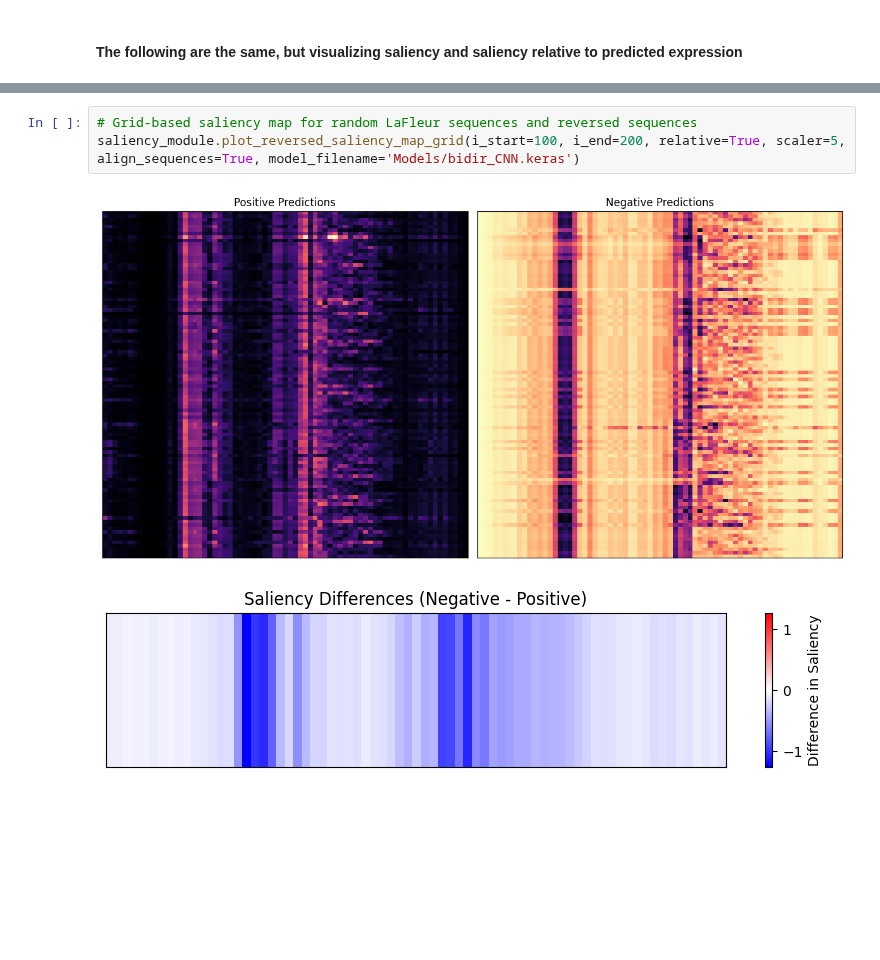
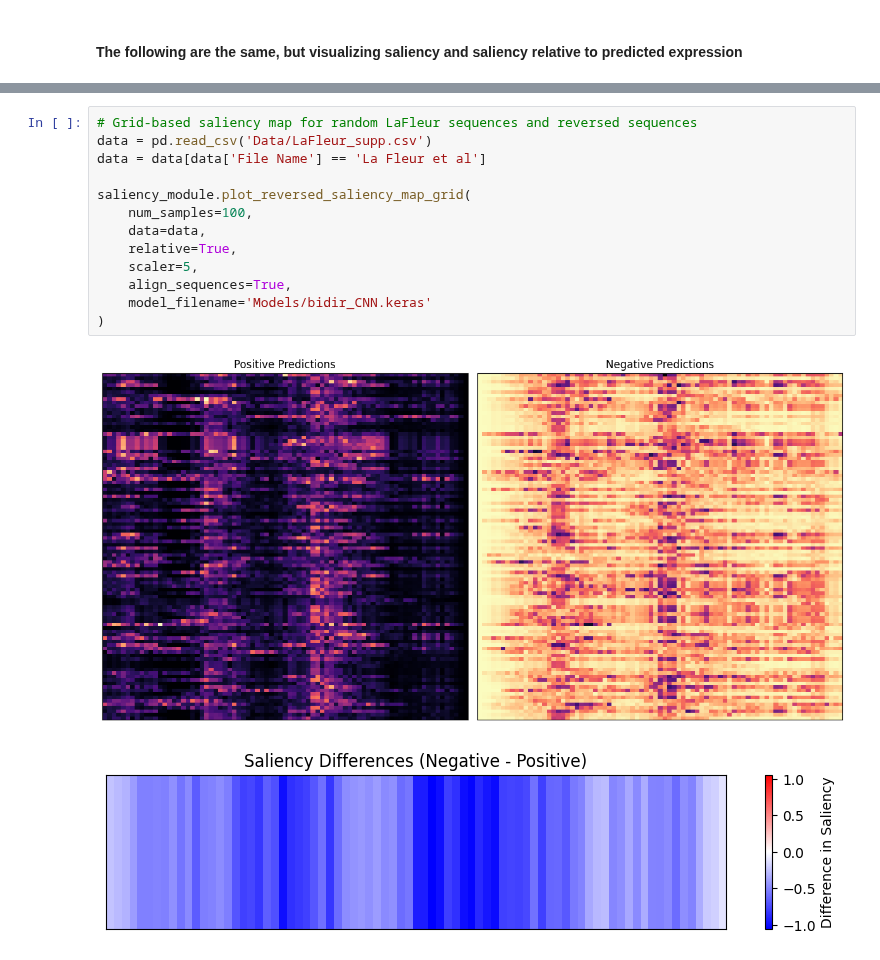
Before and after one commit to Rhys-sg/e.-coli-promoter-prediction, a Jupyter notebook: saliency_reverse.ipynb, the cells around one changed output, grey strips where cells are left out. Saved outputs shown, nothing was run; the diff lists cells and outputs as text; blank space fills up the shorter version.

Commit message:
Update Reverse saliency module

```diff
--- a/saliency_reverse.ipynb
+++ b/saliency_reverse.ipynb
@@ -45,6 +65,16 @@ saliency_module.plot_reversed_saliency_map_grid(i_start=100, i_end=200, relative
 # %%
 # Grid-based saliency map for random LaFleur sequences and reversed sequences
-saliency_module.plot_reversed_saliency_map_grid(i_start=100, i_end=200, relative=True, scaler=5, align_sequences=True, model_filename='Models/bidir_CNN.keras')
+data = pd.read_csv('Data/LaFleur_supp.csv')
+data = data[data['File Name'] == 'La Fleur et al']
+
+saliency_module.plot_reversed_saliency_map_grid(
+    num_samples=100,
+    data=data,
+    relative=True,
+    scaler=5,
+    align_sequences=True,
+    model_filename='Models/bidir_CNN.keras'
+)
 # %% [output]
-[figure, old version]
+[figure, new version]
-[figure, old version]
+[figure, new version]
```
Also changed, not shown: parts of 4 cells of this notebook, 1 other file.
